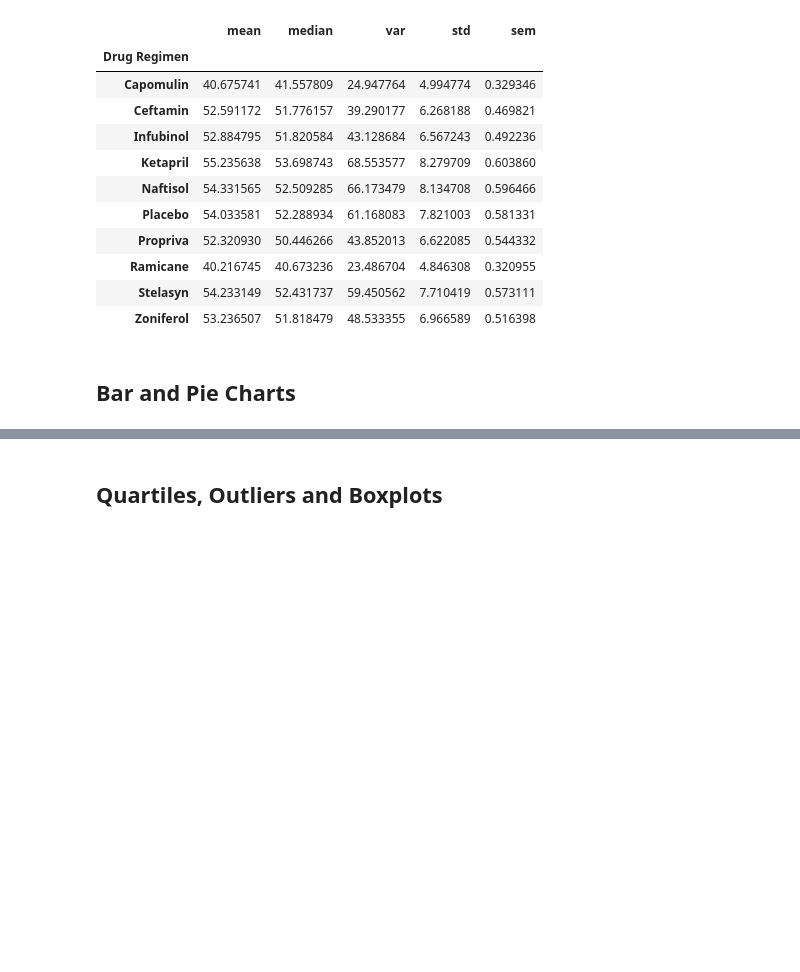
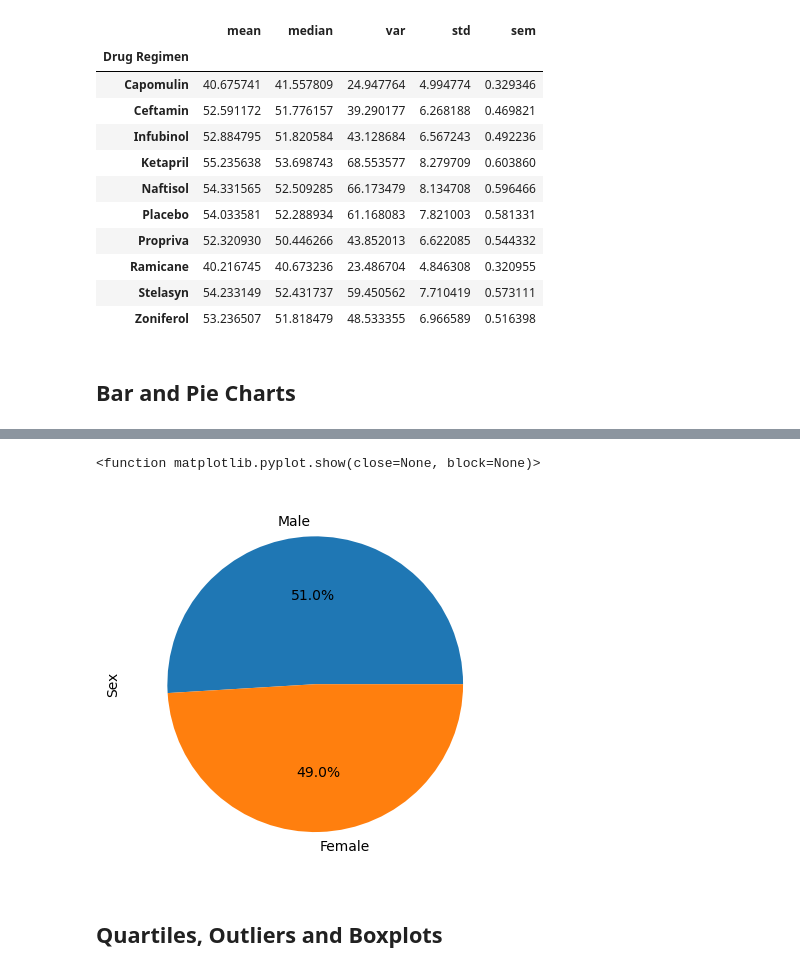
Before and after one commit to john7john/Matplotlib-challenge, a Jupyter notebook: module_5_starter_code/Pymaceuticals/pymaceuticals_starter.ipynb, the cells around one changed output, grey strips where cells are left out. Saved outputs shown, nothing was run; the diff lists cells and outputs as text; code cells hidden in the pictures; blank space fills up the shorter version.

```diff
--- a/module_5_starter_code/Pymaceuticals/pymaceuticals_starter.ipynb
+++ b/module_5_starter_code/Pymaceuticals/pymaceuticals_starter.ipynb
@@ -153,5 +179,13 @@ summ2
 # %%
 # Generate a pie plot showing the distribution of female versus male mice using pyplot
+label = ["Male","Female"]
+
+plt.pie(sex, labels = label , autopct="%1.1f%%")
+plt.ylabel("Sex")
+plt.show
+# %% [output]
+<function matplotlib.pyplot.show(close=None, block=None)>
+[figure, added]
 # %% [markdown]
 ## Quartiles, Outliers and Boxplots
 # %%
```
Also changed, not shown: parts of 8 cells of this notebook.
